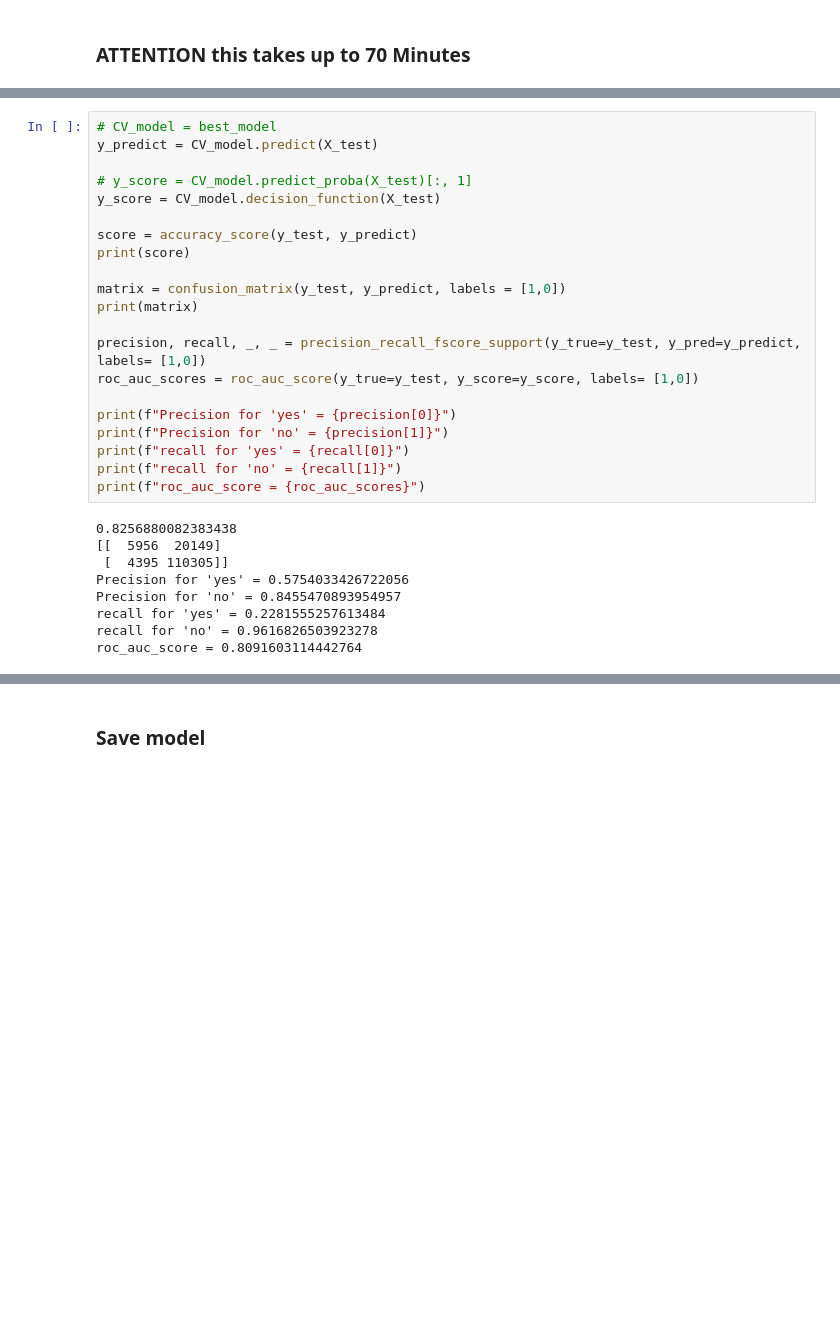
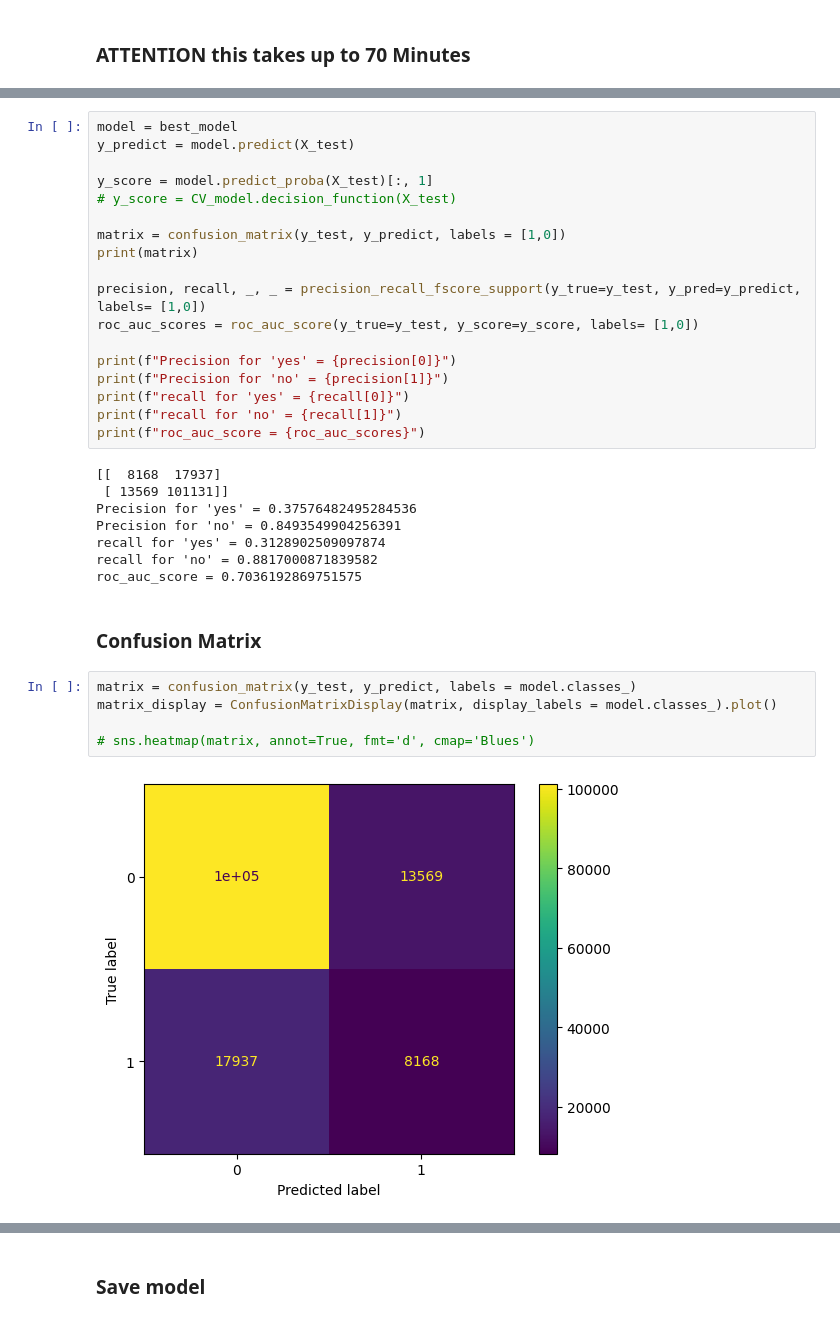
Before and after one commit to n-hundenborn/diabetes-forecasting, a Jupyter notebook: dev_model_training.ipynb, the cells around one changed output, grey strips where cells are left out. Drawn from its saved outputs; the diff is of its cells as text; blank space fills up the shorter version.

```diff
--- a/dev_model_training.ipynb
+++ b/dev_model_training.ipynb
@@ -321,12 +410,9 @@ KeyboardInterrupt:
 # %%
-# CV_model = best_model
-y_predict = CV_model.predict(X_test)
+model = best_model
+y_predict = model.predict(X_test)
 
-# y_score = CV_model.predict_proba(X_test)[:, 1]
-y_score = CV_model.decision_function(X_test)
-
-score = accuracy_score(y_test, y_predict)
-print(score)
+y_score = model.predict_proba(X_test)[:, 1]
+# y_score = CV_model.decision_function(X_test)
 
 matrix = confusion_matrix(y_test, y_predict, labels = [1,0])
 print(matrix)
@@ -340,11 +426,19 @@ print(f"recall for 'yes' = {recall[0]}")
 print(f"recall for 'no' = {recall[1]}")
 print(f"roc_auc_score = {roc_auc_scores}")
 # %% [output]
-0.8256880082383438
-[[  5956  20149]
- [  4395 110305]]
-Precision for 'yes' = 0.5754033426722056
-Precision for 'no' = 0.8455470893954957
-recall for 'yes' = 0.2281555257613484
-recall for 'no' = 0.9616826503923278
-roc_auc_score = 0.8091603114442764
+[[  8168  17937]
+ [ 13569 101131]]
+Precision for 'yes' = 0.37576482495284536
+Precision for 'no' = 0.8493549904256391
+recall for 'yes' = 0.3128902509097874
+recall for 'no' = 0.8817000871839582
+roc_auc_score = 0.7036192869751575
+# %% [markdown]
+### Confusion Matrix
+# %%
+matrix = confusion_matrix(y_test, y_predict, labels = model.classes_)
+matrix_display = ConfusionMatrixDisplay(matrix, display_labels = model.classes_).plot()
+
+# sns.heatmap(matrix, annot=True, fmt='d', cmap='Blues')
+# %% [output]
+[figure, added]
```
Also changed, not shown: parts of 24 cells of this notebook.
